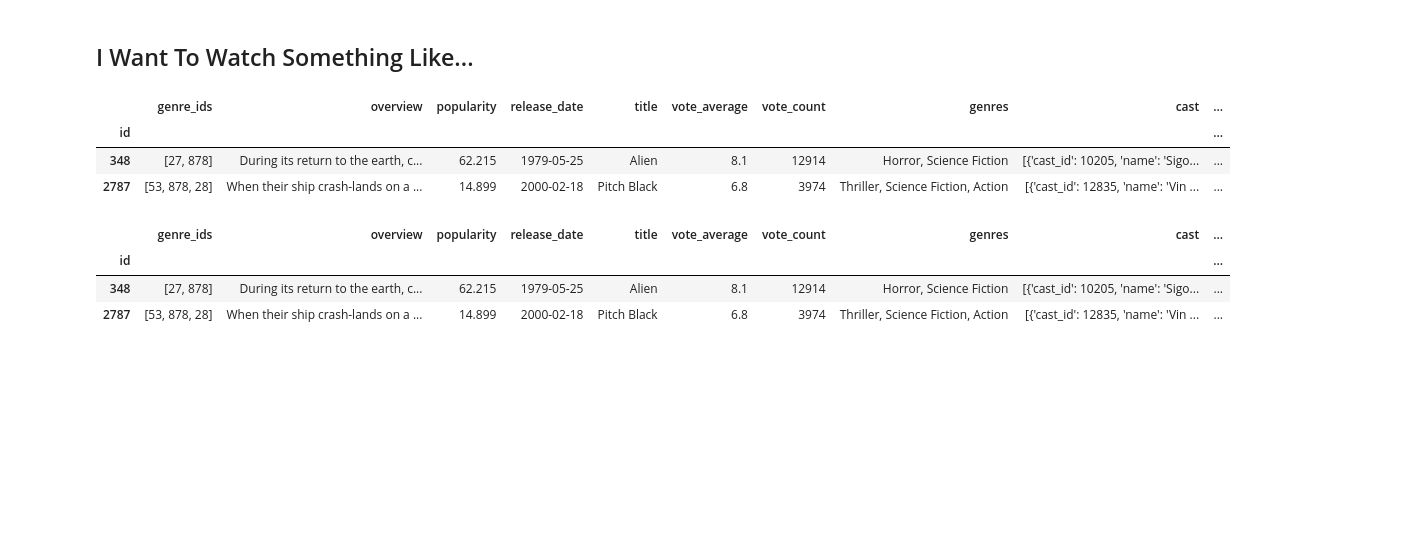
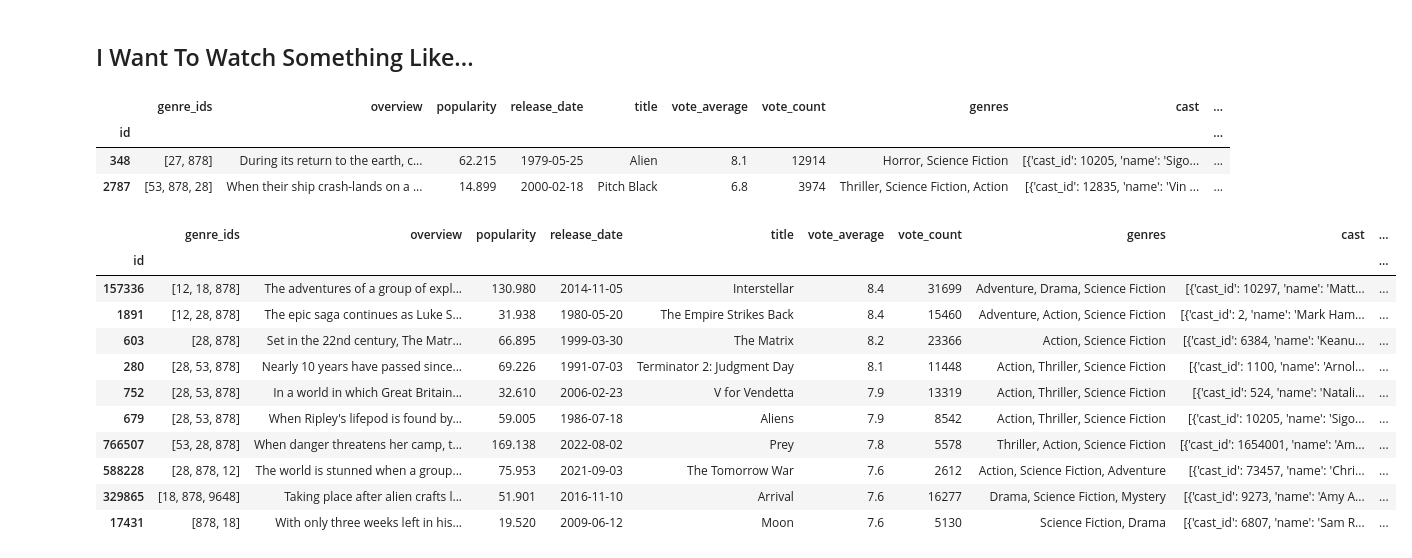
Before and after one commit to fadeeva/normal_projects, a Jupyter notebook: Popular_10000_movies_listed_on_TMDb/prsnt.ipynb, the cells around one changed output. Drawn from its saved outputs; the diff is of its cells as text; code cells hidden in the pictures; blank space fills up the shorter version.

```diff
--- a/Popular_10000_movies_listed_on_TMDb/prsnt.ipynb
+++ b/Popular_10000_movies_listed_on_TMDb/prsnt.ipynb
@@ -727,15 +727,3 @@ movies_df.head()
 sum_vectors_keywords = pd.read_csv('data/test_data/keywords_sum_vectors.csv', index_col=0)
 sum_vectors_cast = pd.read_csv('data/test_data/cast_sum_vectors.csv', index_col=0)
 sum_vectors_crew = pd.read_csv('data/test_data/crew_sum_vectors.csv', index_col=0)
-# %%
-like = [
-    'Alien',
-    'Pitch Black',
-]
-like_df = movies_df[movies_df['title'].isin(like)]
-like_df
-# %% [output]
-|  | genre_ids | overview | popularity | release_date | title | vote_average | vote_count | genres | cast | ... |
-| id |  |  |  |  |  |  |  |  |  | ... |
-| 348 | [27, 878] | During its return to the earth, c... | 62.215 | 1979-05-25 | Alien | 8.1 | 12914 | Horror, Science Fiction | [{'cast_id': 10205, 'name': 'Sigo... | ... |
-| 2787 | [53, 878, 28] | When their ship crash-lands on a ... | 14.899 | 2000-02-18 | Pitch Black | 6.8 | 3974 | Thriller, Science Fiction, Action | [{'cast_id': 12835, 'name': 'Vin ... | ... |
@@ -742 +859,24 @@ like_df
+# %%
+what_to_watch = IWantToWatchSomethingLike(['Alien', 'Pitch Black'])
+what_to_watch.show_what_i_like()
+# %% [output]
+|  | genre_ids | overview | popularity | release_date | title | vote_average | vote_count | genres | cast | ... |
+| id |  |  |  |  |  |  |  |  |  | ... |
+| 348 | [27, 878] | During its return to the earth, c... | 62.215 | 1979-05-25 | Alien | 8.1 | 12914 | Horror, Science Fiction | [{'cast_id': 10205, 'name': 'Sigo... | ... |
+| 2787 | [53, 878, 28] | When their ship crash-lands on a ... | 14.899 | 2000-02-18 | Pitch Black | 6.8 | 3974 | Thriller, Science Fiction, Action | [{'cast_id': 12835, 'name': 'Vin ... | ... |
+# %%
+what_to_watch.show_recommendation(sorted_by='vote_average', amount=10)
+# %% [output]
+|  | genre_ids | overview | popularity | release_date | title | vote_average | vote_count | genres | cast | ... |
+| id |  |  |  |  |  |  |  |  |  | ... |
+| 157336 | [12, 18, 878] | The adventures of a group of expl... | 130.980 | 2014-11-05 | Interstellar | 8.4 | 31699 | Adventure, Drama, Science Fiction | [{'cast_id': 10297, 'name': 'Matt... | ... |
+| 1891 | [12, 28, 878] | The epic saga continues as Luke S... | 31.938 | 1980-05-20 | The Empire Strikes Back | 8.4 | 15460 | Adventure, Action, Science Fiction | [{'cast_id': 2, 'name': 'Mark Ham... | ... |
+| 603 | [28, 878] | Set in the 22nd century, The Matr... | 66.895 | 1999-03-30 | The Matrix | 8.2 | 23366 | Action, Science Fiction | [{'cast_id': 6384, 'name': 'Keanu... | ... |
+| 280 | [28, 53, 878] | Nearly 10 years have passed since... | 69.226 | 1991-07-03 | Terminator 2: Judgment Day | 8.1 | 11448 | Action, Thriller, Science Fiction | [{'cast_id': 1100, 'name': 'Arnol... | ... |
+| 752 | [28, 53, 878] | In a world in which Great Britain... | 32.610 | 2006-02-23 | V for Vendetta | 7.9 | 13319 | Action, Thriller, Science Fiction | [{'cast_id': 524, 'name': 'Natali... | ... |
+| 679 | [28, 53, 878] | When Ripley's lifepod is found by... | 59.005 | 1986-07-18 | Aliens | 7.9 | 8542 | Action, Thriller, Science Fiction | [{'cast_id': 10205, 'name': 'Sigo... | ... |
+| 766507 | [53, 28, 878] | When danger threatens her camp, t... | 169.138 | 2022-08-02 | Prey | 7.8 | 5578 | Thriller, Action, Science Fiction | [{'cast_id': 1654001, 'name': 'Am... | ... |
+| 588228 | [28, 878, 12] | The world is stunned when a group... | 75.953 | 2021-09-03 | The Tomorrow War | 7.6 | 2612 | Action, Science Fiction, Adventure | [{'cast_id': 73457, 'name': 'Chri... | ... |
+| 329865 | [18, 878, 9648] | Taking place after alien crafts l... | 51.901 | 2016-11-10 | Arrival | 7.6 | 16277 | Drama, Science Fiction, Mystery | [{'cast_id': 9273, 'name': 'Amy A... | ... |
+| 17431 | [878, 18] | With only three weeks left in his... | 19.520 | 2009-06-12 | Moon | 7.6 | 5130 | Science Fiction, Drama | [{'cast_id': 6807, 'name': 'Sam R... | ... |
 # %%
@@ -860,8 +1003,0 @@ class IWantToWatchSomethingLike:
-# %%
-what_to_watch = IWantToWatchSomethingLike(like)
-what_to_watch.show_what_i_like()
-# %% [output]
-|  | genre_ids | overview | popularity | release_date | title | vote_average | vote_count | genres | cast | ... |
-| id |  |  |  |  |  |  |  |  |  | ... |
-| 348 | [27, 878] | During its return to the earth, c... | 62.215 | 1979-05-25 | Alien | 8.1 | 12914 | Horror, Science Fiction | [{'cast_id': 10205, 'name': 'Sigo... | ... |
-| 2787 | [53, 878, 28] | When their ship crash-lands on a ... | 14.899 | 2000-02-18 | Pitch Black | 6.8 | 3974 | Thriller, Science Fiction, Action | [{'cast_id': 12835, 'name': 'Vin ... | ... |
```
Also changed, not shown: parts of 8 cells of this notebook.
